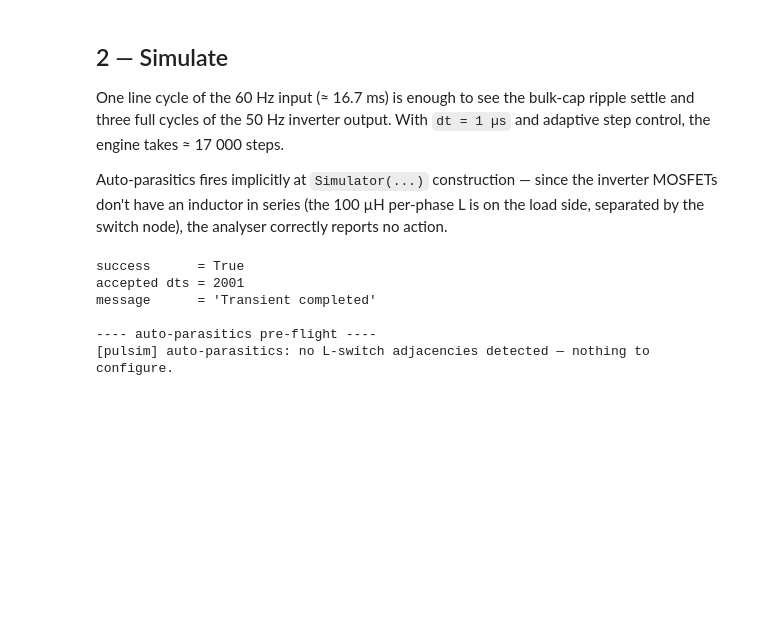
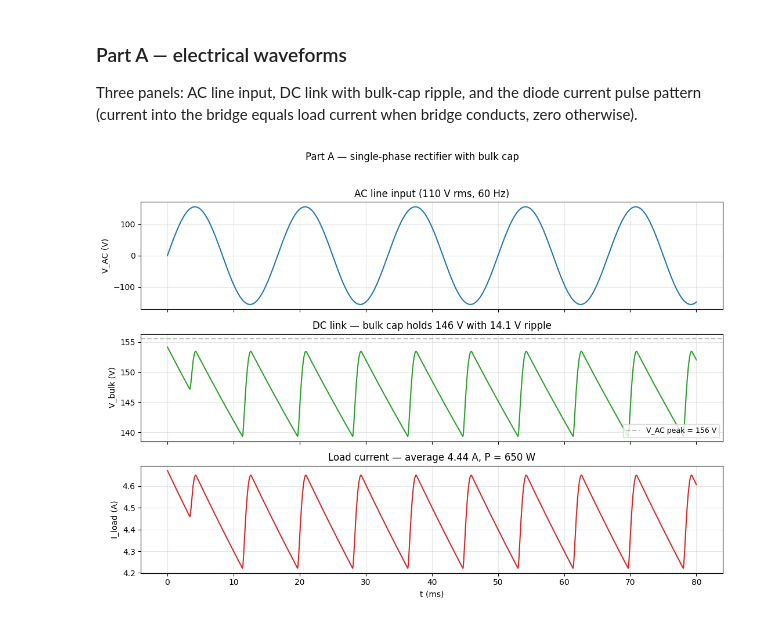
Before and after one commit to lgili/Pulsim, a Jupyter notebook: examples/notebooks/31_single_phase_to_three_phase_vsi.ipynb, the cells around one changed output. Cells and saved outputs as stored; diff of their text form; code cells hidden in the pictures; blank space fills up the shorter version.

```diff
--- a/examples/notebooks/31_single_phase_to_three_phase_vsi.ipynb
+++ b/examples/notebooks/31_single_phase_to_three_phase_vsi.ipynb
@@ -185,51 +161,34 @@ expected steady-state:
 # %% [markdown]
-## 2 — Simulate
+### Part A — electrical waveforms
 
-One line cycle of the 60 Hz input (≈ 16.7 ms) is enough to see the
-bulk-cap ripple settle and three full cycles of the 50 Hz inverter
-output. With `dt = 1 µs` and adaptive step control, the engine takes
-≈ 17 000 steps.
-
-Auto-parasitics fires implicitly at `Simulator(...)` construction —
-since the inverter MOSFETs don't have an inductor in series (the
-100 µH per-phase L is on the load side, separated by the switch
-node), the analyser correctly reports no action.
+Three panels: AC line input, DC link with bulk-cap ripple, and the
+diode current pulse pattern (current into the bridge equals load
+current when bridge conducts, zero otherwise).
 # %%
-opts = ps.SimulationOptions()
-opts.tstart = 0.0
-opts.tstop  = 50e-3                    # 3 line cycles + 2.5 mod cycles
-# Fixed dt = 25 µs gives 20 samples per 2 kHz switching cycle. The
-# VSI helper's regression test uses the same fixed-step strategy
-# (test_three_phase_vsi.py) — adaptive stepping currently struggles
-# with 6 simultaneous PWL events.
-opts.dt     = 25e-6
-opts.dt_min = 1e-9
-opts.dt_max = 25e-6
-opts.adaptive_timestep      = False
-opts.enable_bdf_order_control = False
-opts.enable_events          = True
-opts.enable_losses          = True
-opts.newton_options.num_nodes    = c.num_nodes()
-opts.newton_options.num_branches = c.num_branches()
+v_ac_A   = xA[:, n_ac_p] - xA[:, n_ac_n]
+v_bulk_A = xA[:, n_bus_A]
+i_load_A = v_bulk_A / R_load_A
 
-# Silence the auto-parasitics chatter on stderr; the report still
-# rides on `result.topology_report`.
-opts.auto_parasitics.verbose = False
+fig, ax = plt.subplots(3, 1, figsize=(11, 8), sharex=True)
+fig.suptitle('Part A — single-phase rectifier with bulk cap', fontsize=12)
 
-sim = ps.Simulator(c, opts)
-result = sim.run_transient(c.initial_state())
+ax[0].plot(tA*1e3, v_ac_A, color='#1f77b4')
+ax[0].set_ylabel('V_AC (V)'); ax[0].grid(alpha=0.3)
+ax[0].set_title('AC line input (110 V rms, 60 Hz)')
 
-print(f'success      = {result.success}')
-print(f'accepted dts = {len(result.time)}')
-print(f'message      = {result.message!r}')
-print()
-print('---- auto-parasitics pre-flight ----')
-print(result.topology_report.summary or '(nothing to configure)')
+ax[1].plot(tA*1e3, v_bulk_A, color='#2ca02c')
+ax[1].axhline(V_AC_pk, ls='--', color='grey', alpha=0.5, label=f'V_AC peak = {V_AC_pk:.0f} V')
+ax[1].set_ylabel('V_bulk (V)'); ax[1].grid(alpha=0.3)
+ax[1].set_title(f'DC link — bulk cap holds {V_bulk_avg:.0f} V with {V_bulk_pp:.1f} V ripple')
+ax[1].legend(loc='lower right', fontsize=9)
+
+ax[2].plot(tA*1e3, i_load_A, color='#d62728')
+ax[2].set_ylabel('I_load (A)'); ax[2].set_xlabel('t (ms)')
+ax[2].grid(alpha=0.3)
+ax[2].set_title(f'Load current — average {I_load_avg:.2f} A, P = {P_load_A:.0f} W')
+
+fig.tight_layout(rect=[0, 0, 1, 0.96])
+plt.show()
 # %% [output]
-success      = True
-accepted dts = 2001
-message      = 'Transient completed'
-
----- auto-parasitics pre-flight ----
-[pulsim] auto-parasitics: no L-switch adjacencies detected — nothing to configure.
+[figure, added]
 # %% [markdown]
```
Also changed, not shown: parts of 15 cells of this notebook.
